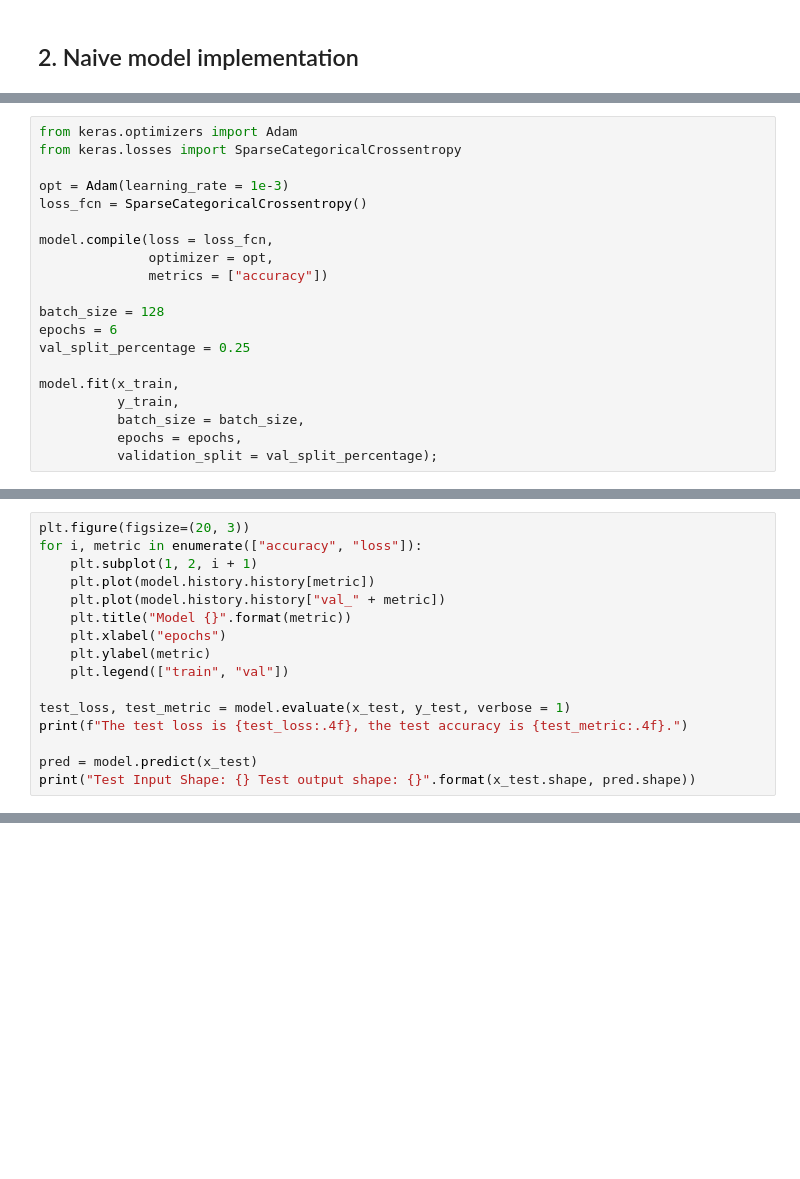
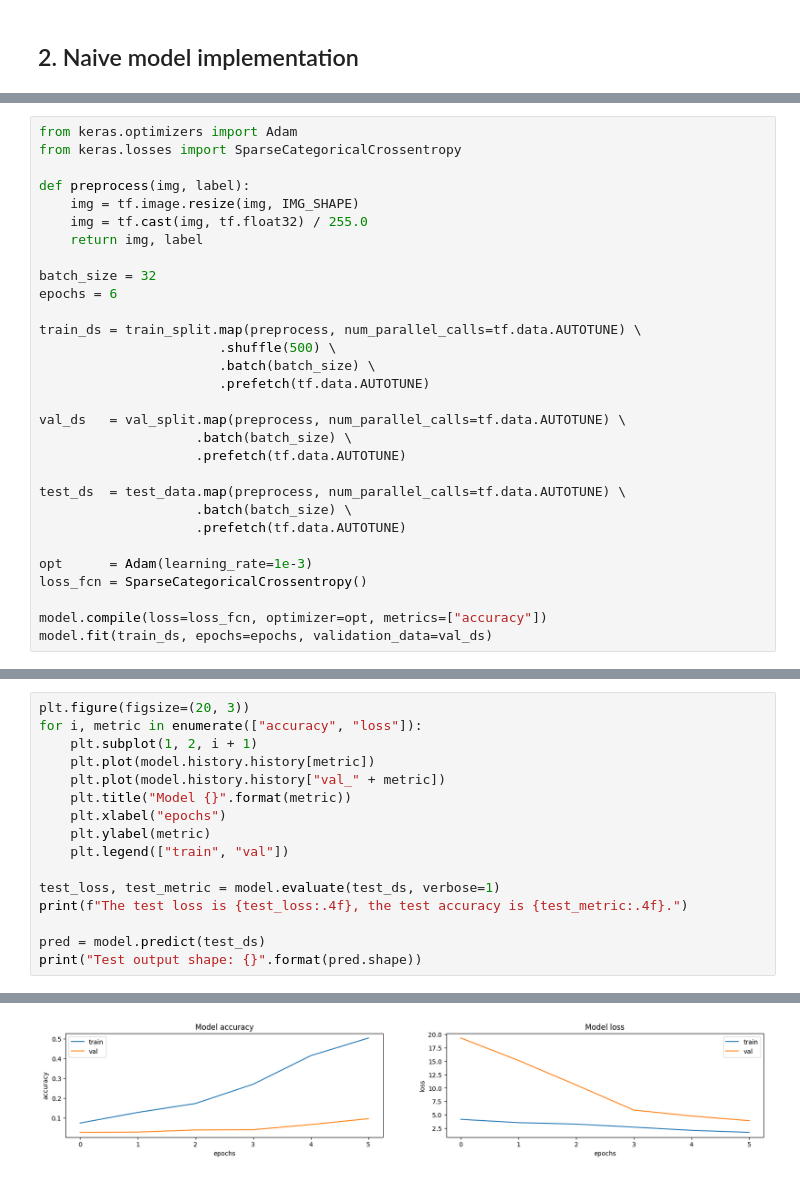
Before and after one commit to Nicolo02/PetClassification_CV_Project, a Jupyter notebook: Task1.ipynb, the cells around one changed output, grey strips where cells are left out. Cells and saved outputs as stored; diff of their text form; blank space fills up the shorter version.

```diff
--- a/Task1.ipynb
+++ b/Task1.ipynb
@@ -159,19 +230,29 @@ model.summary()
 from keras.optimizers import Adam
 from keras.losses import SparseCategoricalCrossentropy
 
-opt = Adam(learning_rate = 1e-3)
+def preprocess(img, label):
+    img = tf.image.resize(img, IMG_SHAPE)
+    img = tf.cast(img, tf.float32) / 255.0
+    return img, label
+
+batch_size = 32
+epochs = 6
+
+train_ds = train_split.map(preprocess, num_parallel_calls=tf.data.AUTOTUNE) \
+                       .shuffle(500) \
+                       .batch(batch_size) \
+                       .prefetch(tf.data.AUTOTUNE)
+
+val_ds   = val_split.map(preprocess, num_parallel_calls=tf.data.AUTOTUNE) \
+                    .batch(batch_size) \
+                    .prefetch(tf.data.AUTOTUNE)
+
+test_ds  = test_data.map(preprocess, num_parallel_calls=tf.data.AUTOTUNE) \
+                    .batch(batch_size) \
+                    .prefetch(tf.data.AUTOTUNE)
+
+opt      = Adam(learning_rate=1e-3)
 loss_fcn = SparseCategoricalCrossentropy()
 
-model.compile(loss = loss_fcn,
-              optimizer = opt,
-              metrics = ["accuracy"])
-
-batch_size = 128
-epochs = 6
-val_split_percentage = 0.25
-
-model.fit(x_train,
-          y_train,
-          batch_size = batch_size,
-          epochs = epochs,
-          validation_split = val_split_percentage);
+model.compile(loss=loss_fcn, optimizer=opt, metrics=["accuracy"])
+model.fit(train_ds, epochs=epochs, validation_data=val_ds)
@@ -186,8 +290,9 @@ for i, metric in enumerate(["accuracy", "loss"]):
     plt.ylabel(metric)
     plt.legend(["train", "val"])
 
-test_loss, test_metric = model.evaluate(x_test, y_test, verbose = 1)
+test_loss, test_metric = model.evaluate(test_ds, verbose=1)
 print(f"The test loss is {test_loss:.4f}, the test accuracy is {test_metric:.4f}.")
 
-pred = model.predict(x_test)
-print("Test Input Shape: {} Test output shape: {}".format(x_test.shape, pred.shape))
+pred = model.predict(test_ds)
+print("Test output shape: {}".format(pred.shape))
+# %% [output]
@@ -194,2 +303,3 @@ print("Test Input Shape: {} Test output shape: {}".format(x_test.shape, pred.sha
+[figure, added]
 # %%
 pred = np.argmax(pred, axis=-1)
```
Also changed, not shown: parts of 12 cells of this notebook.
